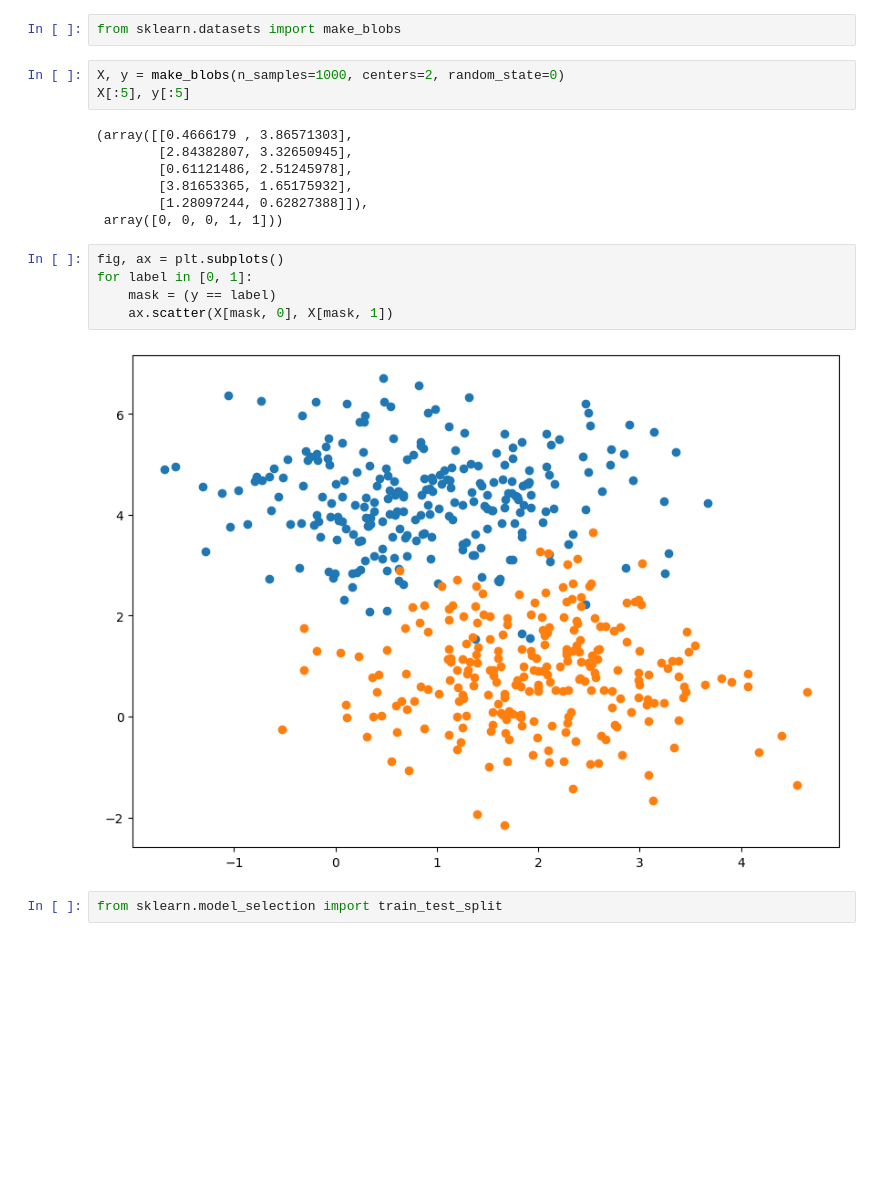
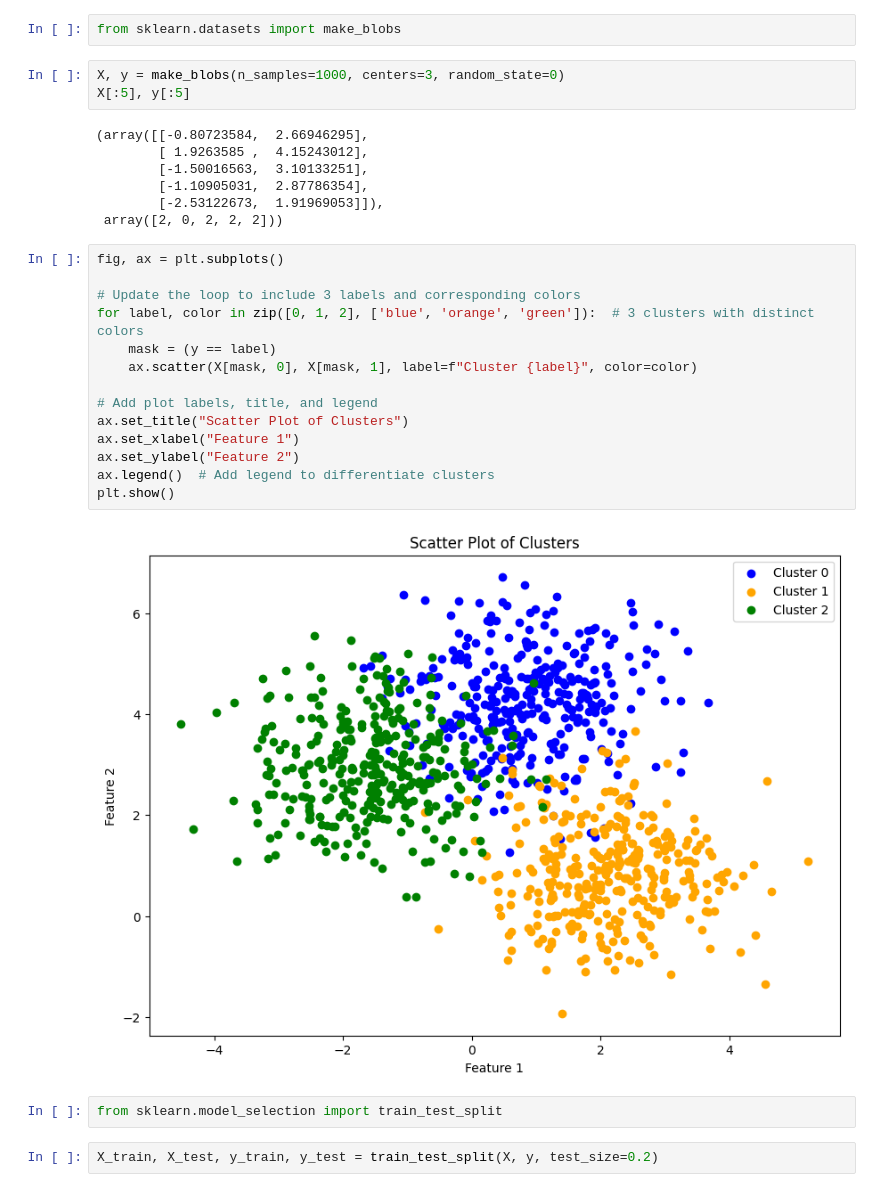
Before and after one commit to Youssra1999/ML_Projects, a Jupyter notebook: ML_Tutorials.ipynb, the cells around one changed output. Cells and saved outputs as stored; diff of their text form; blank space fills up the shorter version.

```diff
--- a/ML_Tutorials.ipynb
+++ b/ML_Tutorials.ipynb
@@ -180,21 +180,32 @@ Scikit-learn
 # %%
 from sklearn.datasets import make_blobs
 # %%
-X, y = make_blobs(n_samples=1000, centers=2, random_state=0)
+X, y = make_blobs(n_samples=1000, centers=3, random_state=0)
 X[:5], y[:5]
 # %% [output]
-(array([[0.4666179 , 3.86571303],
-        [2.84382807, 3.32650945],
-        [0.61121486, 2.51245978],
-        [3.81653365, 1.65175932],
-        [1.28097244, 0.62827388]]),
- array([0, 0, 0, 1, 1]))
+(array([[-0.80723584,  2.66946295],
+        [ 1.9263585 ,  4.15243012],
+        [-1.50016563,  3.10133251],
+        [-1.10905031,  2.87786354],
+        [-2.53122673,  1.91969053]]),
+ array([2, 0, 2, 2, 2]))
-# %%
-fig, ax = plt.subplots()
-for label in [0, 1]:
-    mask = (y == label)
-    ax.scatter(X[mask, 0], X[mask, 1])
-# %% [output]
-[figure, removed]
+# %%
+fig, ax = plt.subplots()
+
+# Update the loop to include 3 labels and corresponding colors
+for label, color in zip([0, 1, 2], ['blue', 'orange', 'green']):  # 3 clusters with distinct colors
+    mask = (y == label)
+    ax.scatter(X[mask, 0], X[mask, 1], label=f"Cluster {label}", color=color)
+
+# Add plot labels, title, and legend
+ax.set_title("Scatter Plot of Clusters")
+ax.set_xlabel("Feature 1")
+ax.set_ylabel("Feature 2")
+ax.legend()  # Add legend to differentiate clusters
+plt.show()
+# %% [output]
+[figure, added]
 # %%
 from sklearn.model_selection import train_test_split
+# %%
+X_train, X_test, y_train, y_test = train_test_split(X, y, test_size=0.2)
```
Also changed, not shown: parts of 4 cells of this notebook.
